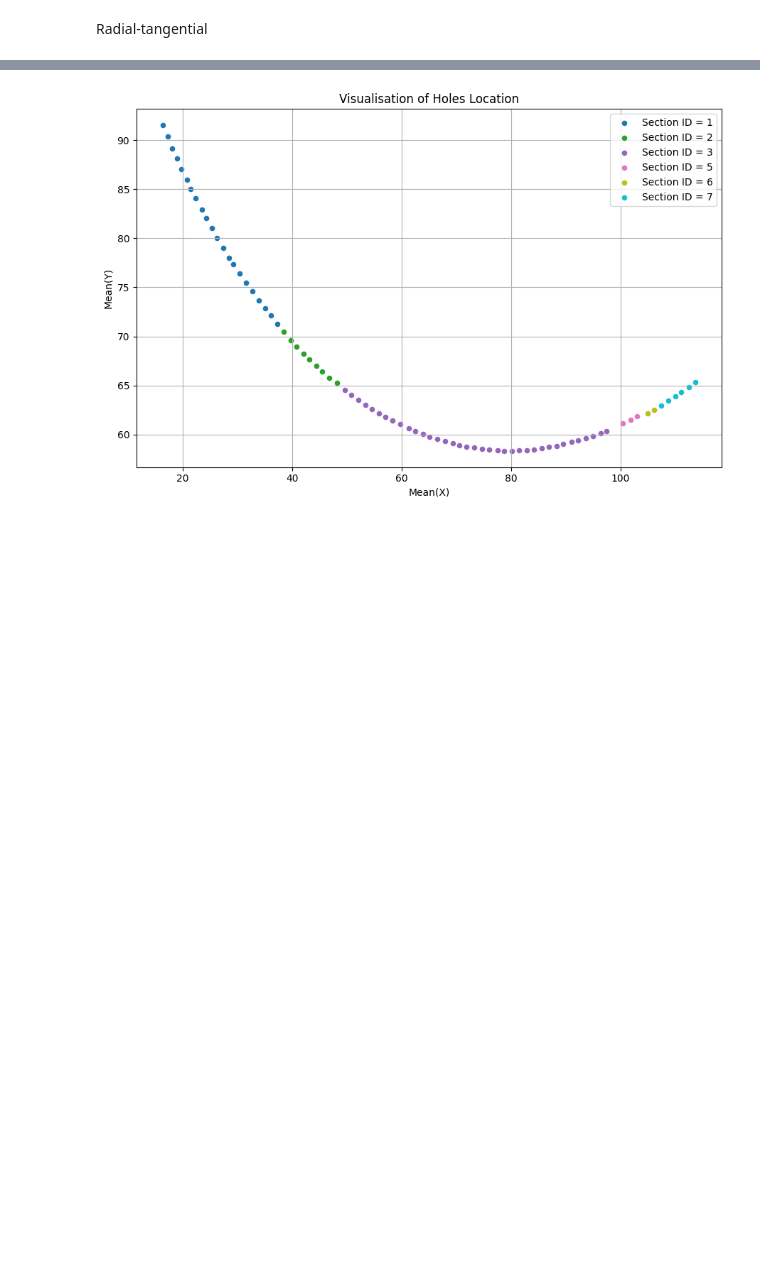
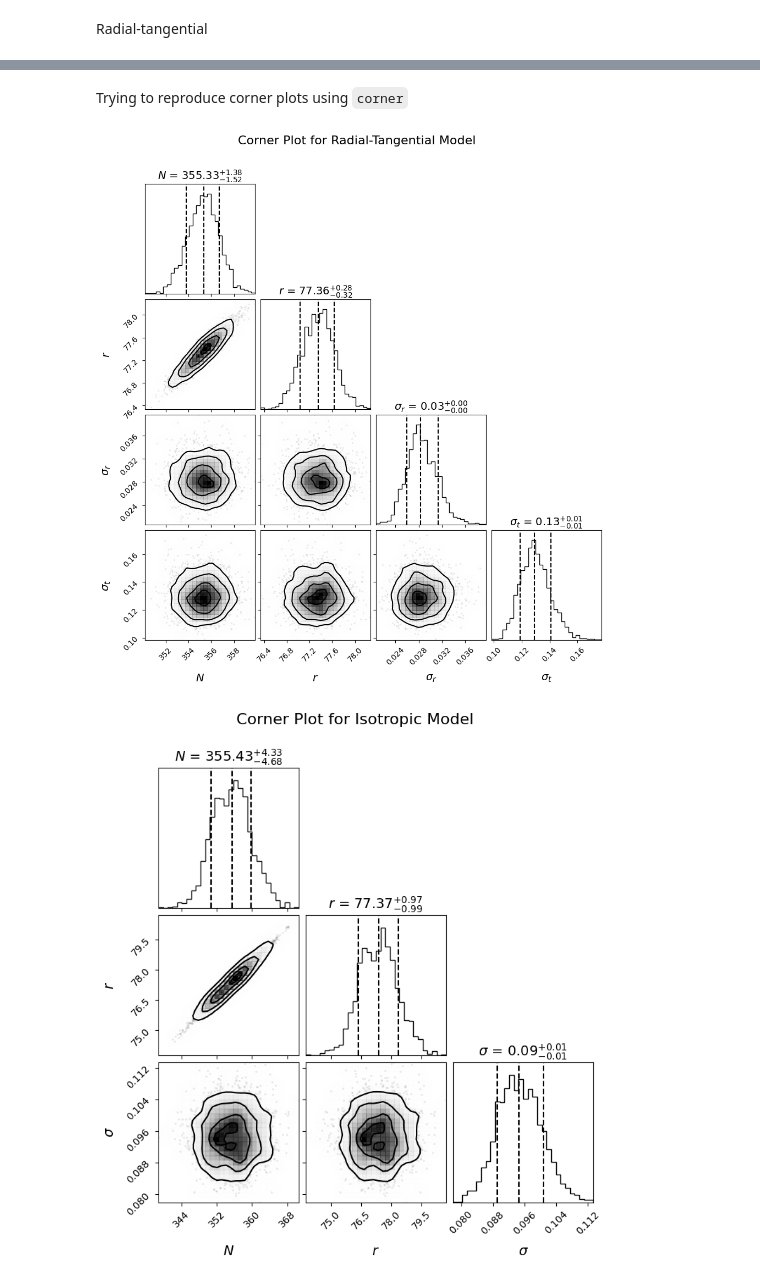
Before and after one commit to MatteoMancini01/S2_Cw, a Jupyter notebook: testing.ipynb, the cells around one changed output, grey strips where cells are left out. Saved outputs shown, nothing was run; the diff lists cells and outputs as text; code cells hidden in the pictures; blank space fills up the shorter version.

```diff
--- a/testing.ipynb
+++ b/testing.ipynb
@@ -353,4 +172,7 @@ def visualise_data(df_data):
-# %%
-visualise_data(sub_data)
-# %% [output]
-[figure, removed]
+# %% [markdown]
+Trying to reproduce corner plots using `corner`
+# %%
+corner_plots(posterior_samples_iso, posterior_samples_rt)
+# %% [output]
+[figure, added]
+[figure, added]
```
Also changed, not shown: parts of 24 cells of this notebook, 4 other files.
